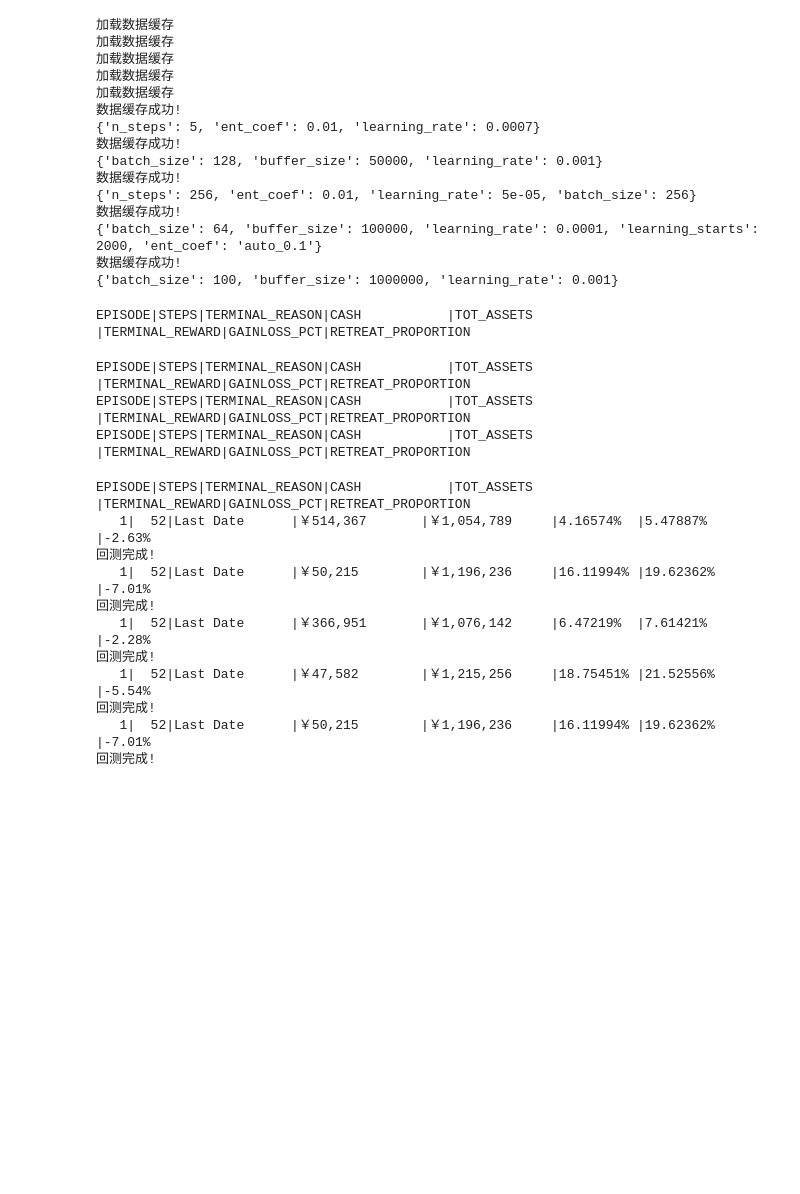
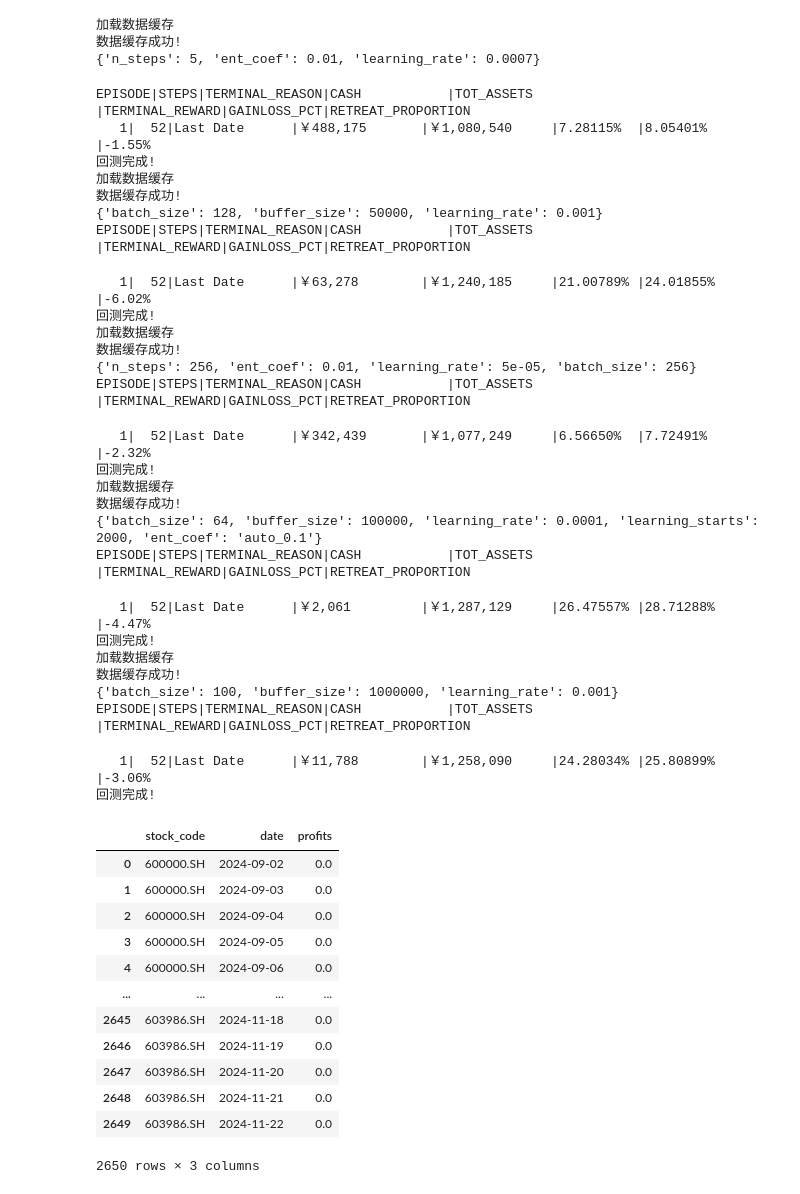
Before and after one commit to davidhacking/StockRL, a Jupyter notebook: plot_exp_res.ipynb, the cells around one changed output. Saved outputs shown, nothing was run; the diff lists cells and outputs as text; code cells hidden in the pictures; blank space fills up the shorter version.

```diff
--- a/plot_exp_res.ipynb
+++ b/plot_exp_res.ipynb
@@ -21,6 +21,8 @@ r.usa_stock_list = ""
 r.baseline_stocks = "SSE_50_INDEX"
 r.no_tushare = True
 r.rerun_test = True
+r.state_init_func = "AllCashStateIntiator"
+r.user_stock_account = "LocalUserStockAccount"
 r.create_exp_dir()
 r.download_stock_data()
 r.download_baseline_stocks()
@@ -28,34 +30,52 @@ r.split_train_and_test_data()
 r.train_model()
 r.test_model()
 backtest_table, backtest_curve = r.plot_test_result()
+profits = r.get_stock_profit()
 # %% [output]
-加载数据缓存
-加载数据缓存
-加载数据缓存
-加载数据缓存
 加载数据缓存
 数据缓存成功!
 {'n_steps': 5, 'ent_coef': 0.01, 'learning_rate': 0.0007}
-数据缓存成功!
-{'batch_size': 128, 'buffer_size': 50000, 'learning_rate': 0.001}
-数据缓存成功!
-{'n_steps': 256, 'ent_coef': 0.01, 'learning_rate': 5e-05, 'batch_size': 256}
-数据缓存成功!
-{'batch_size': 64, 'buffer_size': 100000, 'learning_rate': 0.0001, 'learning_starts': 2000, 'ent_coef': 'auto_0.1'}
-数据缓存成功!
-{'batch_size': 100, 'buffer_size': 1000000, 'learning_rate': 0.001}
 EPISODE|STEPS|TERMINAL_REASON|CASH           |TOT_ASSETS     |TERMINAL_REWARD|GAINLOSS_PCT|RETREAT_PROPORTION
+   1|  52|Last Date      |￥488,175       |￥1,080,540     |7.28115%  |8.05401%  |-1.55%
+回测完成!
+加载数据缓存
+数据缓存成功!
+{'batch_size': 128, 'buffer_size': 50000, 'learning_rate': 0.001}
+EPISODE|STEPS|TERMINAL_REASON|CASH           |TOT_ASSETS     |TERMINAL_REWARD|GAINLOSS_PCT|RETREAT_PROPORTION
+   1|  52|Last Date      |￥63,278        |￥1,240,185     |21.00789% |24.01855% |-6.02%
+回测完成!
+加载数据缓存
+数据缓存成功!
+{'n_steps': 256, 'ent_coef': 0.01, 'learning_rate': 5e-05, 'batch_size': 256}
 EPISODE|STEPS|TERMINAL_REASON|CASH           |TOT_ASSETS     |TERMINAL_REWARD|GAINLOSS_PCT|RETREAT_PROPORTION
-EPISODE|STEPS|TERMINAL_REASON|CASH           |TOT_ASSETS     |TERMINAL_REWARD|GAINLOSS_PCT|RETREAT_PROPORTION
-EPISODE|STEPS|TERMINAL_REASON|CASH           |TOT_ASSETS     |TERMINAL_REWARD|GAINLOSS_PCT|RETREAT_PROPORTION
+   1|  52|Last Date      |￥342,439       |￥1,077,249     |6.56650%  |7.72491%  |-2.32%
+回测完成!
+加载数据缓存
+数据缓存成功!
+{'batch_size': 64, 'buffer_size': 100000, 'learning_rate': 0.0001, 'learning_starts': 2000, 'ent_coef': 'auto_0.1'}
 EPISODE|STEPS|TERMINAL_REASON|CASH           |TOT_ASSETS     |TERMINAL_REWARD|GAINLOSS_PCT|RETREAT_PROPORTION
-   1|  52|Last Date      |￥514,367       |￥1,054,789     |4.16574%  |5.47887%  |-2.63%
-回测完成!
-   1|  52|Last Date      |￥50,215        |￥1,196,236     |16.11994% |19.62362% |-7.01%
-回测完成!
-   1|  52|Last Date      |￥366,951       |￥1,076,142     |6.47219%  |7.61421%  |-2.28%
-回测完成!
-   1|  52|Last Date      |￥47,582        |￥1,215,256     |18.75451% |21.52556% |-5.54%
-回测完成!
-   1|  52|Last Date      |￥50,215        |￥1,196,236     |16.11994% |19.62362% |-7.01%
-回测完成!
+   1|  52|Last Date      |￥2,061         |￥1,287,129     |26.47557% |28.71288% |-4.47%
+回测完成!
+加载数据缓存
+数据缓存成功!
+{'batch_size': 100, 'buffer_size': 1000000, 'learning_rate': 0.001}
+EPISODE|STEPS|TERMINAL_REASON|CASH           |TOT_ASSETS     |TERMINAL_REWARD|GAINLOSS_PCT|RETREAT_PROPORTION
+   1|  52|Last Date      |￥11,788        |￥1,258,090     |24.28034% |25.80899% |-3.06%
+回测完成!
+# %%
+df0 = profits['sac'][0]
+df0
+# %% [output]
+|  | stock_code | date | profits |
+| 0 | 600000.SH | 2024-09-02 | 0.0 |
+| 1 | 600000.SH | 2024-09-03 | 0.0 |
+| 2 | 600000.SH | 2024-09-04 | 0.0 |
+| 3 | 600000.SH | 2024-09-05 | 0.0 |
+| 4 | 600000.SH | 2024-09-06 | 0.0 |
+| ... | ... | ... | ... |
+| 2645 | 603986.SH | 2024-11-18 | 0.0 |
+| 2646 | 603986.SH | 2024-11-19 | 0.0 |
+| 2647 | 603986.SH | 2024-11-20 | 0.0 |
+| 2648 | 603986.SH | 2024-11-21 | 0.0 |
+| 2649 | 603986.SH | 2024-11-22 | 0.0 |
+2650 rows × 3 columns
```
Also changed, not shown: parts of 3 cells of this notebook, 3 other files.
